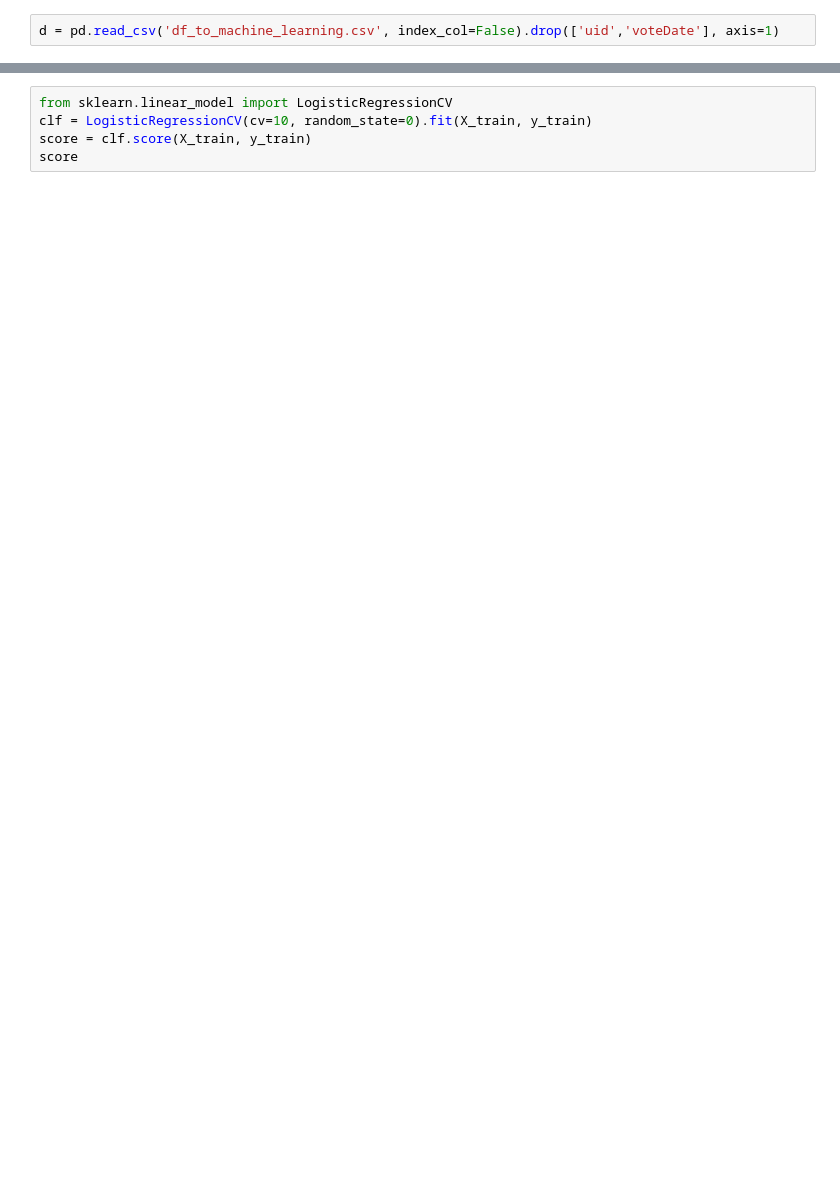
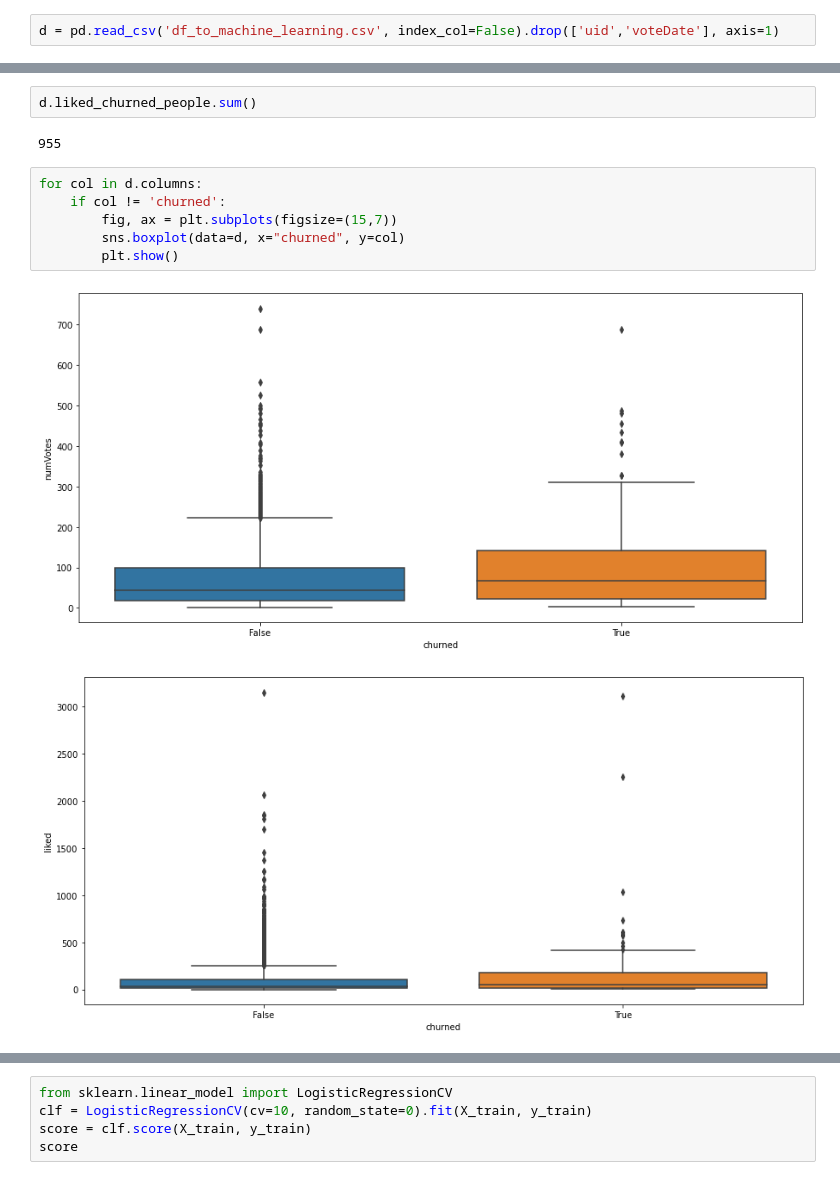
Before and after one commit to MathieuGuarino/FinalProjectIronHack, a Jupyter notebook: machine learning.ipynb, the cells around one changed output, grey strips where cells are left out. Drawn from its saved outputs; the diff is of its cells as text; blank space fills up the shorter version.

```diff
--- a/machine learning.ipynb
+++ b/machine learning.ipynb
@@ -38,0 +53,13 @@ sns.relplot(data=d,x="txt_len", y='Activity', hue="stillExists")
+# %%
+d.liked_churned_people.sum()
+# %% [output]
+955
+# %%
+for col in d.columns:
+    if col != 'churned':
+        fig, ax = plt.subplots(figsize=(15,7))
+        sns.boxplot(data=d, x="churned", y=col)
+        plt.show()
+# %% [output]
+[figure, added]
+[figure, added]
```
Also changed, not shown: parts of 52 cells of this notebook, 2 other files.
